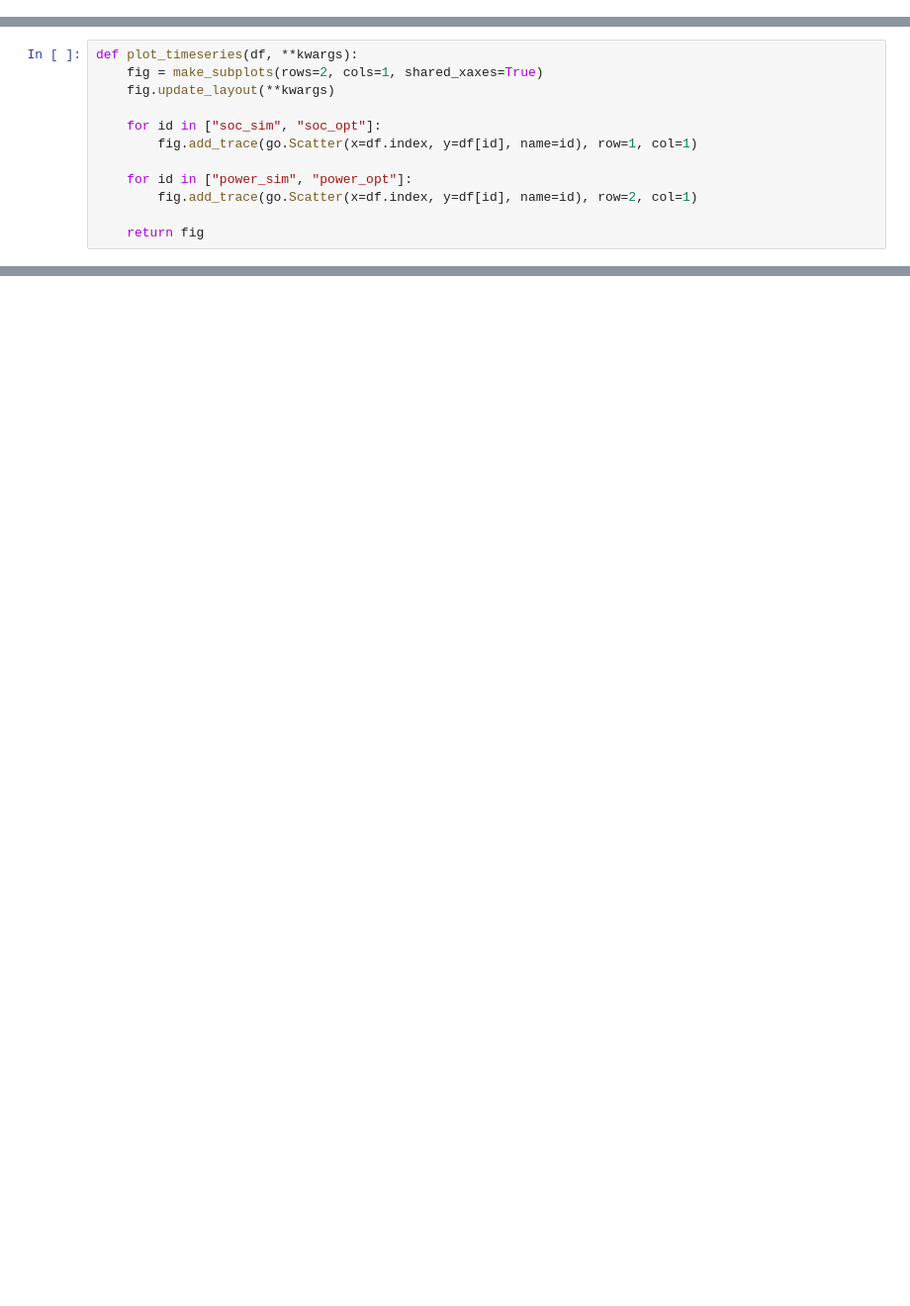
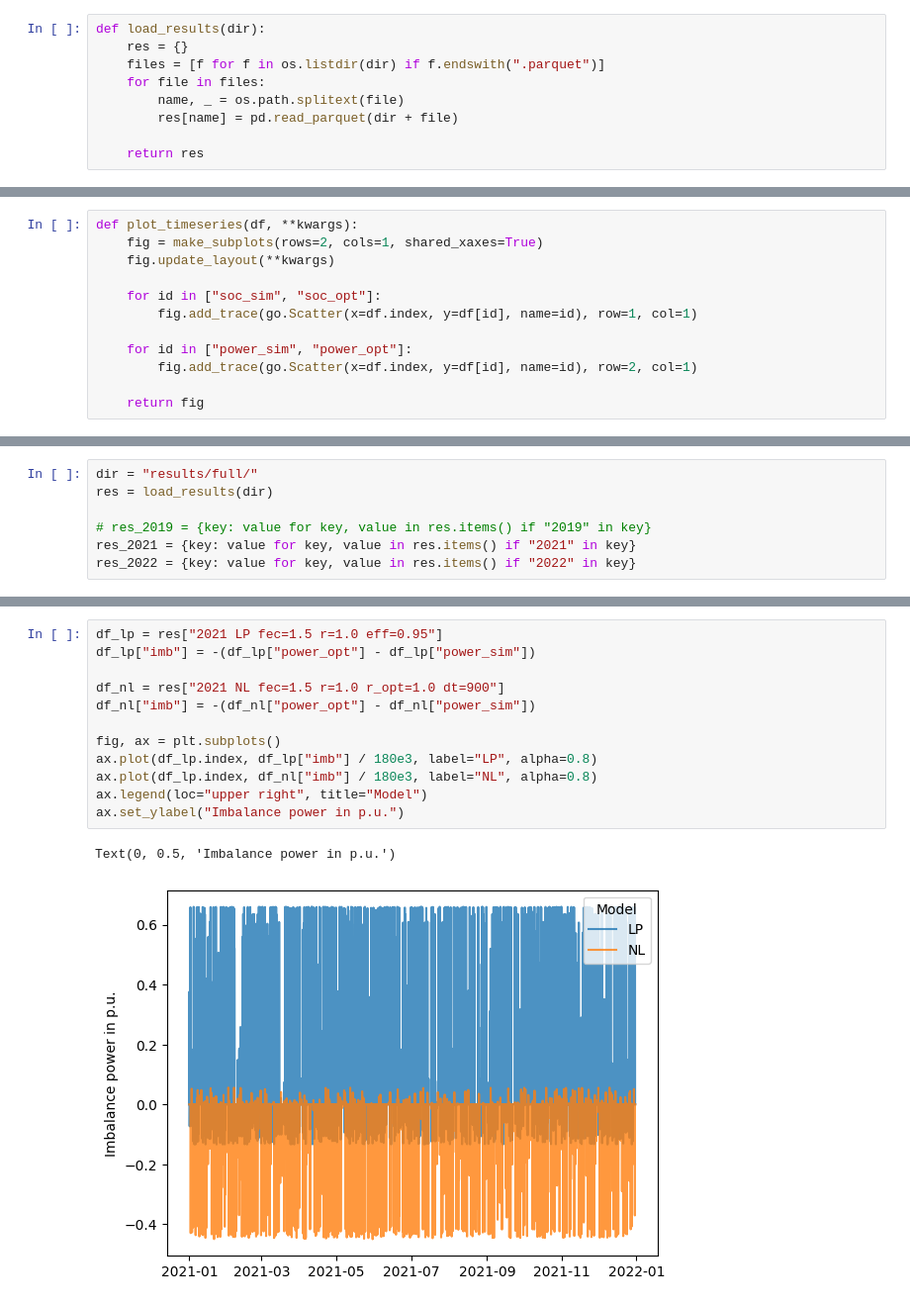
Before and after one commit to martincornejo/bess-opt-benchmark, a Jupyter notebook: analysis.ipynb, the cells around one changed output, grey strips where cells are left out. Shown at 99% size. Drawn from its saved outputs; the diff is of its cells as text; blank space fills up the shorter version.

Commit message:
Update analysis and add nl-model validation notebooks

```diff
--- a/analysis.ipynb
+++ b/analysis.ipynb
@@ -15,0 +27,9 @@ def load_price_timeseries(file: str) -> pd.Series:
+# %%
+def load_results(dir):
+    res = {}
+    files = [f for f in os.listdir(dir) if f.endswith(".parquet")]
+    for file in files:
+        name, _ = os.path.splitext(file)
+        res[name] = pd.read_parquet(dir + file)
+
+    return res
@@ -131,0 +168,7 @@ print(f"{eff_nl=:.2%} ({(eff_nl - eff_lp):+.2%})")
+# %%
+dir = "results/full/"
+res = load_results(dir)
+
+# res_2019 = {key: value for key, value in res.items() if "2019" in key}
+res_2021 = {key: value for key, value in res.items() if "2021" in key}
+res_2022 = {key: value for key, value in res.items() if "2022" in key}
@@ -131,0 +246,15 @@ print(f"{eff_nl=:.2%} ({(eff_nl - eff_lp):+.2%})")
+# %%
+df_lp = res["2021 LP fec=1.5 r=1.0 eff=0.95"]
+df_lp["imb"] = -(df_lp["power_opt"] - df_lp["power_sim"])
+
+df_nl = res["2021 NL fec=1.5 r=1.0 r_opt=1.0 dt=900"]
+df_nl["imb"] = -(df_nl["power_opt"] - df_nl["power_sim"])
+
+fig, ax = plt.subplots()
+ax.plot(df_lp.index, df_lp["imb"] / 180e3, label="LP", alpha=0.8)
+ax.plot(df_lp.index, df_nl["imb"] / 180e3, label="NL", alpha=0.8)
+ax.legend(loc="upper right", title="Model")
+ax.set_ylabel("Imbalance power in p.u.")
+# %% [output]
+Text(0, 0.5, 'Imbalance power in p.u.')
+[figure, added]
```
Also changed, not shown: parts of 44 cells of this notebook, 1 other file.
